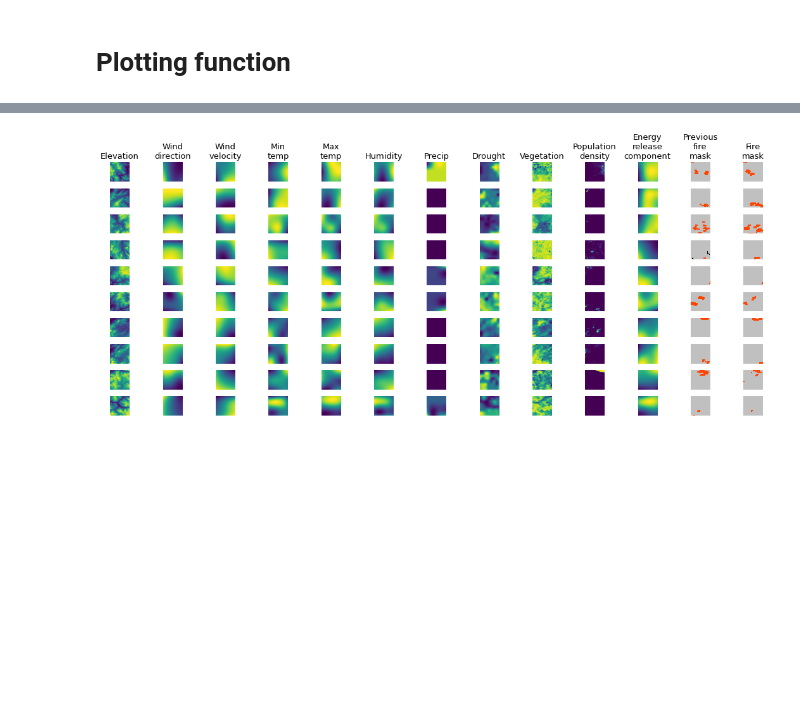
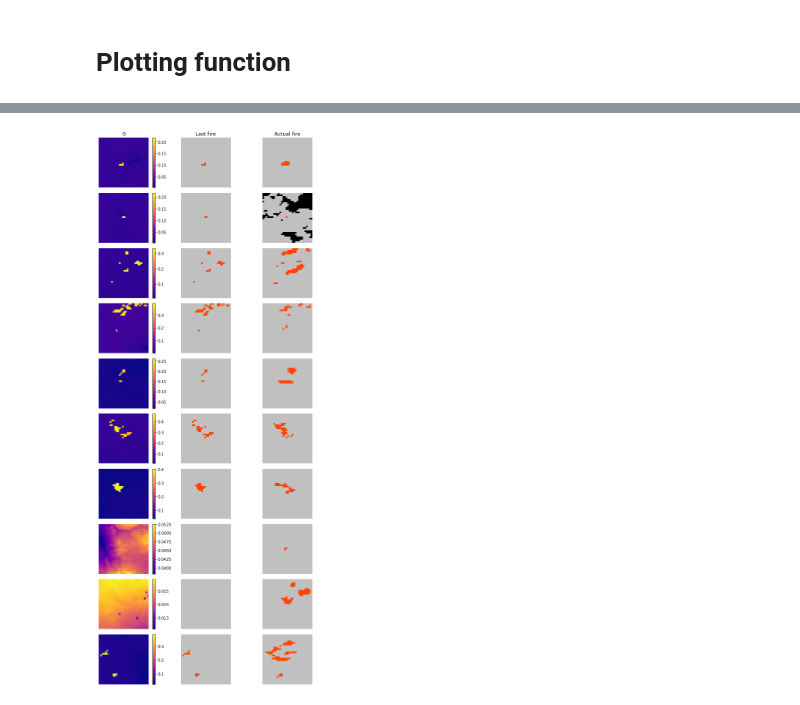
Before and after one commit to dwgb93/TEI_WildfireSpread, a Jupyter notebook: notebooks/Logistic_Regression_Modeling.ipynb, the cells around one changed output, grey strips where cells are left out. Drawn from its saved outputs; the diff is of its cells as text; code cells hidden in the pictures; blank space fills up the shorter version.

```diff
--- a/notebooks/Logistic_Regression_Modeling.ipynb
+++ b/notebooks/Logistic_Regression_Modeling.ipynb
@@ -346,7 +364,7 @@ dataset = get_dataset(
       batch_size=14979,
       num_in_channels=12,
       compression_type=None,
-      clip_and_normalize=False,
+      clip_and_normalize=True,
       clip_and_rescale=False,
       random_crop=False,
       center_crop=True)
@@ -379,5 +391,5 @@ y.shape
 # %%
-log_reg = LogisticRegression(penalty = 'none')
+log_reg = LogisticRegression(penalty = 'none', solver = 'sag')
 
 log_reg.fit(X,y)
 # %% [output]
@@ -427,16 +429,0 @@ plt.imshow(pred[0], cmap='plasma', norm=NORM)
-# %%
-fig = plt.figure(figsize=(6,120))
-n_rows = 100
-
-for i in range(n_rows):
-  plt.subplot(n_rows,2, 2*i + 1)
-  if i == 0:
-    plt.title(i, fontsize=13)
-  plt.imshow(pred[i], cmap=CMAP, norm=NORM)
-  plt.axis('off')
-  plt.subplot(n_rows,2, 2*i + 2)
-  if i == 0:
-    plt.title("Actual fire", fontsize=13)
-  plt.imshow(labels[i, :, :, 0], cmap=CMAP, norm=NORM)
-  plt.axis('off')
-plt.tight_layout()
@@ -704,18 +581,24 @@ n_features
 # %%
-fig = plt.figure(figsize=(15,6.5))
+fig = plt.figure(figsize=(9,20))
+n_rows = 10
 
 for i in range(n_rows):
-  for j in range(n_features + 1):
-    plt.subplot(n_rows, n_features + 1, i * (n_features + 1) + j + 1)
-    if i == 0:
-      plt.title(TITLES[j], fontsize=13)
-    if j < n_features - 1:
-      plt.imshow(inputs[i, :, :, j], cmap='viridis')
-    if j == n_features - 1:
-      plt.imshow(inputs[i, :, :, -1], cmap=CMAP, norm=NORM)
-    if j == n_features:
-      plt.imshow(labels[i, :, :, 0], cmap=CMAP, norm=NORM)
-    plt.axis('off')
+  plt.subplot(n_rows,3, 3*i + 1)
+  if i == 0:
+    plt.title(i, fontsize=13)
+  plt.imshow(pred[i], cmap='plasma')
+  plt.colorbar()
+  plt.axis('off')
+  plt.subplot(n_rows,3, 3*i + 2)
+  if i == 0:
+    plt.title("Last fire", fontsize=13)
+  plt.imshow(inputs[i, :, :, -1], cmap=CMAP, norm=NORM)
+  plt.axis('off')
+  plt.subplot(n_rows,3, 3*i + 3)
+  if i == 0:
+    plt.title("Actual fire", fontsize=13)
+  plt.imshow(labels[i, :, :, 0], cmap=CMAP, norm=NORM)
+  plt.axis('off')
 plt.tight_layout()
 # %% [output]
-[figure, old version]
+[figure, new version]
```
Also changed, not shown: parts of 45 cells of this notebook.
